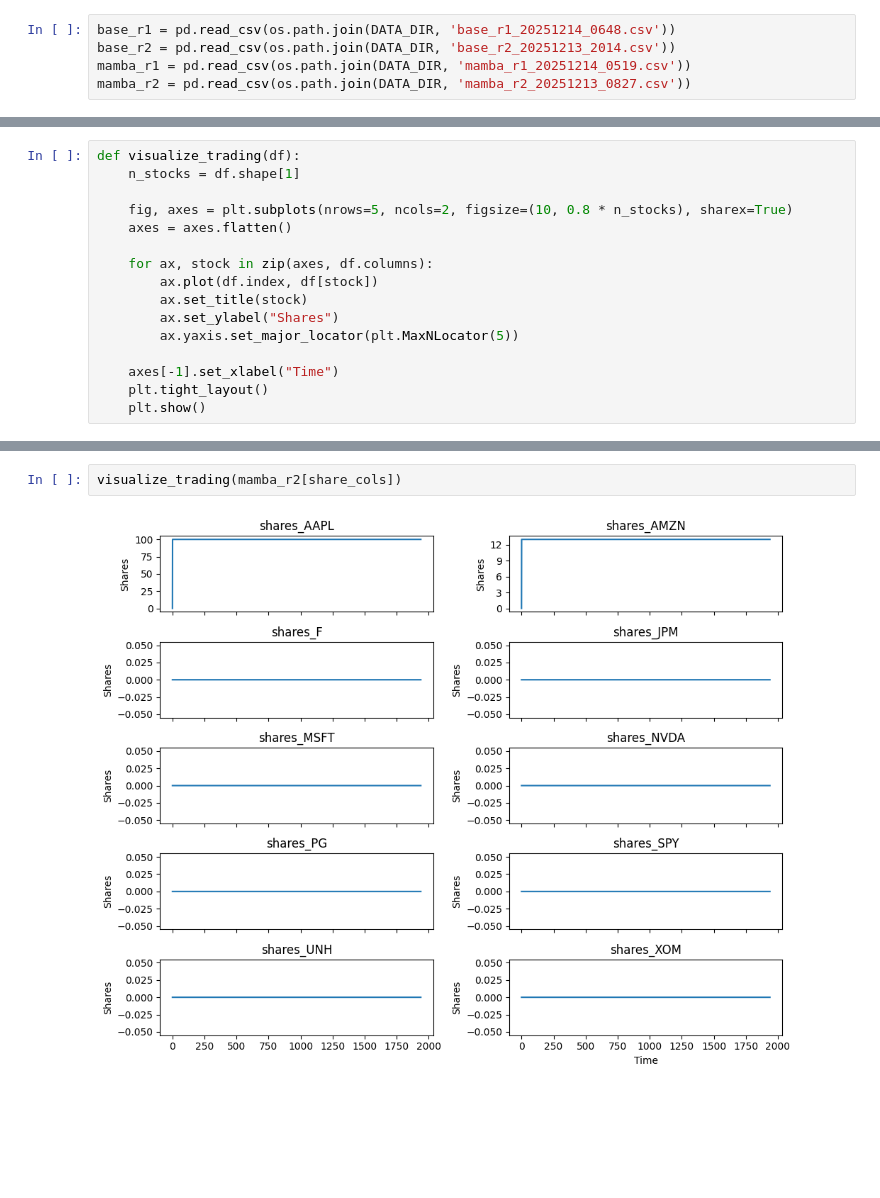
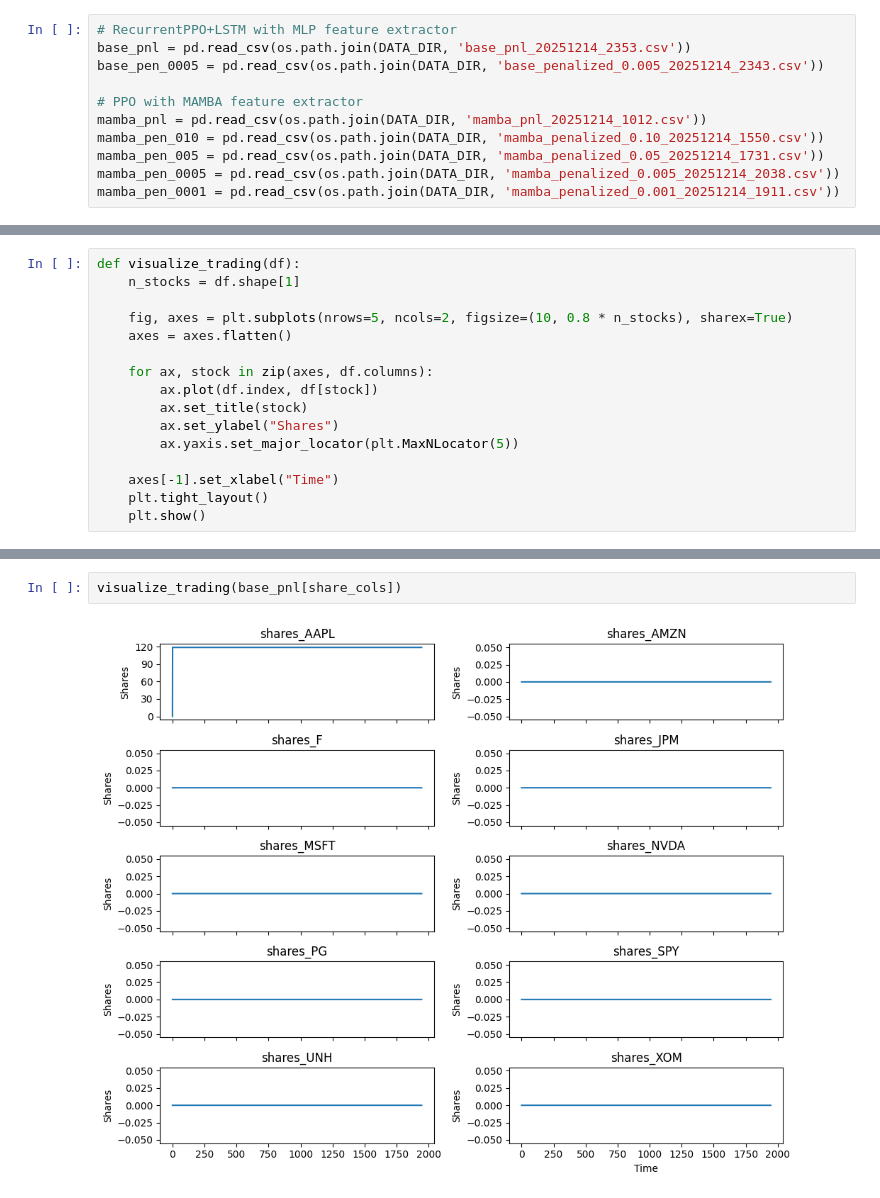
Before and after one commit to veeannzhang/reinforcement-learning-stock-trading-agent, a Jupyter notebook: notebooks/pipeline_08_evaluate_trading_agents.ipynb, the cells around one changed output, grey strips where cells are left out. Cells and saved outputs as stored; diff of their text form; blank space fills up the shorter version.

```diff
--- a/notebooks/pipeline_08_evaluate_trading_agents.ipynb
+++ b/notebooks/pipeline_08_evaluate_trading_agents.ipynb
@@ -18,8 +22,14 @@ DATA_DIR = os.getenv('DATA_DIR')
 # %% [markdown]
 ## Prepare backtest results
 # %%
-base_r1 = pd.read_csv(os.path.join(DATA_DIR, 'base_r1_20251214_0648.csv'))
-base_r2 = pd.read_csv(os.path.join(DATA_DIR, 'base_r2_20251213_2014.csv'))
-mamba_r1 = pd.read_csv(os.path.join(DATA_DIR, 'mamba_r1_20251214_0519.csv'))
-mamba_r2 = pd.read_csv(os.path.join(DATA_DIR, 'mamba_r2_20251213_0827.csv'))
+# RecurrentPPO+LSTM with MLP feature extractor
+base_pnl = pd.read_csv(os.path.join(DATA_DIR, 'base_pnl_20251214_2353.csv'))
+base_pen_0005 = pd.read_csv(os.path.join(DATA_DIR, 'base_penalized_0.005_20251214_2343.csv'))
+
+# PPO with MAMBA feature extractor
+mamba_pnl = pd.read_csv(os.path.join(DATA_DIR, 'mamba_pnl_20251214_1012.csv'))
+mamba_pen_010 = pd.read_csv(os.path.join(DATA_DIR, 'mamba_penalized_0.10_20251214_1550.csv'))
+mamba_pen_005 = pd.read_csv(os.path.join(DATA_DIR, 'mamba_penalized_0.05_20251214_1731.csv'))
+mamba_pen_0005 = pd.read_csv(os.path.join(DATA_DIR, 'mamba_penalized_0.005_20251214_2038.csv'))
+mamba_pen_0001 = pd.read_csv(os.path.join(DATA_DIR, 'mamba_penalized_0.001_20251214_1911.csv'))
 # %%
@@ -118,4 +128,4 @@ visualize_trading(mamba_r1[share_cols])
-# %%
-visualize_trading(mamba_r2[share_cols])
-# %% [output]
-[figure, removed]
+# %%
+visualize_trading(base_pnl[share_cols])
+# %% [output]
+[figure, added]
```
Also changed, not shown: parts of 12 cells of this notebook, 4 other files.
